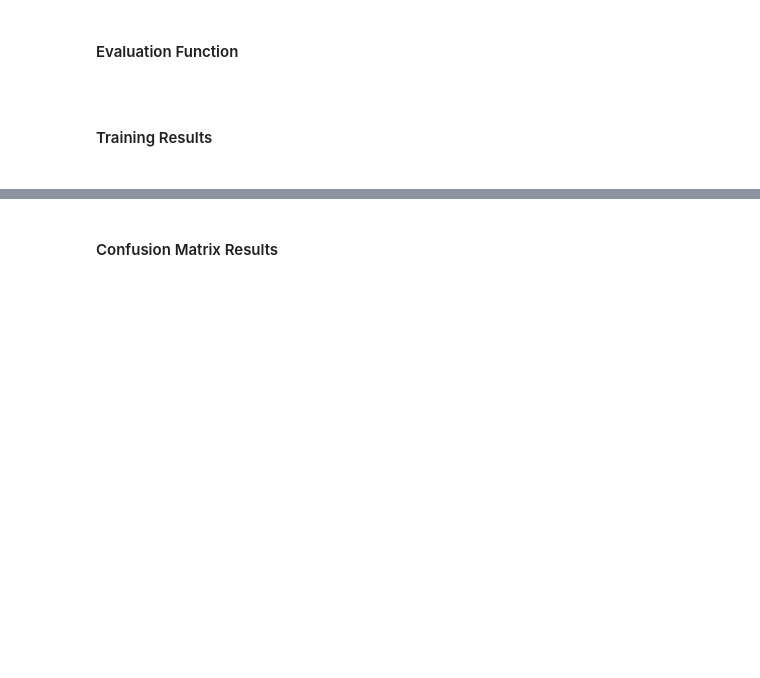
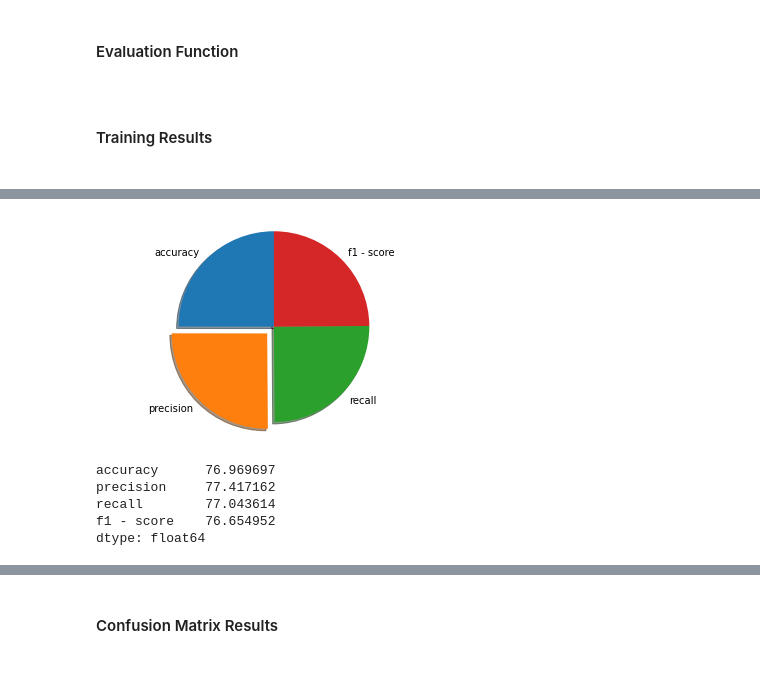
Before and after one commit to VishanthSurresh/FaceMaskDetection-CNN-Pytorch, a Jupyter notebook: Applied_AI_Project.ipynb, the cells around one changed output, grey strips where cells are left out. Saved outputs shown, nothing was run; the diff lists cells and outputs as text; code cells hidden in the pictures; blank space fills up the shorter version.

```diff
--- a/Applied_AI_Project.ipynb
+++ b/Applied_AI_Project.ipynb
@@ -343 +366,17 @@ dtype: float64
+# %%
+labels = 'accuracy', 'precision', 'recall', 'f1 - score'
+explode = (0, 0.1, 0, 0)
+fig1, ax1 = plt.subplots()
+ax1.pie(report.mean(), explode=explode, labels=labels,
+        shadow=True, startangle=90)
+ax1.axis('equal')  # Equal aspect ratio ensures that pie is drawn as a circle.
+plt.show()
+print(report.mean()*100)
+# %% [output]
+[figure, added]
+accuracy      76.969697
+precision     77.417162
+recall        77.043614
+f1 - score    76.654952
+dtype: float64
 # %%
```
Also changed, not shown: parts of 19 cells of this notebook.
